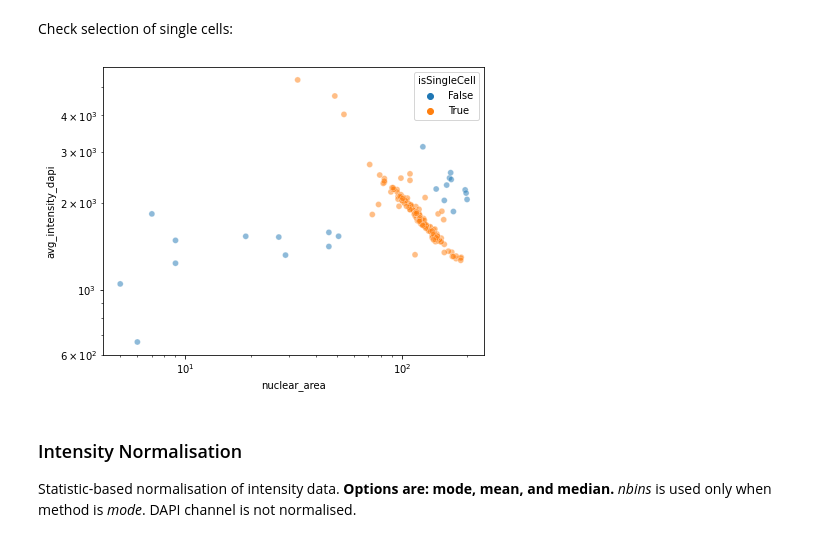
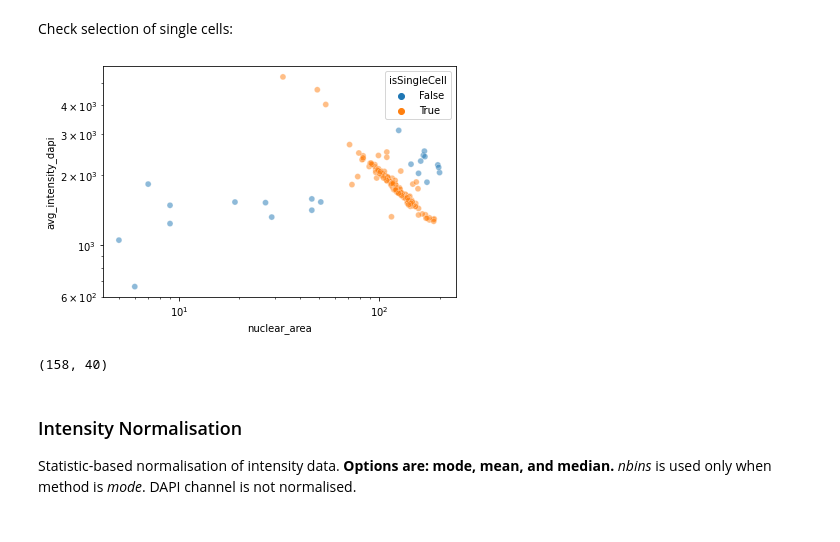
Before and after one commit to f-hamidlab/nuclearpy, a Jupyter notebook: docs/ng_analysis.ipynb, the cells around one changed output. Drawn from its saved outputs; the diff is of its cells as text; code cells hidden in the pictures.

```diff
--- a/docs/ng_analysis.ipynb
+++ b/docs/ng_analysis.ipynb
@@ -47,12 +103,10 @@ scData = ngt.find_SingleCells(data, byExperiment = True, nbins = 100, spread = 0
 # %% [markdown]
 Check selection of single cells:
 # %%
-fig, ax = plt.subplots(figsize = (6.4, 4.8))
-ax = sns.scatterplot(data = scData, y = "avg_intensity_dapi", x = "nuclear_area", hue = "isSingleCell", alpha = 0.5,
-                    ax = ax)
-ax.set(xscale = "log"); ax.set(yscale = "log"); plt.tight_layout()
-plt.show()
+nga.plotData("nuclear_area", "avg_intensity_dapi",
+                hue = "isSingleCell", alpha = 0.5,
+                x_trans = "log", y_trans = "log")
 # %% [output]
-[figure, old version]
+[figure, new version]
 # %%
 # Keep only single cells
@@ -60,3 +114,7 @@ scData = scData[scData["isSingleCell"] == True].copy()
+# %%
+nga.dim()
+# %% [output]
+(158, 40)
 # %% [markdown]
 ### Intensity Normalisation
 Statistic-based normalisation of intensity data. **Options are: mode, mean, and median.** *nbins* is used only when method is *mode*. DAPI channel is not normalised.
```
Also changed, not shown: parts of 37 cells of this notebook.
